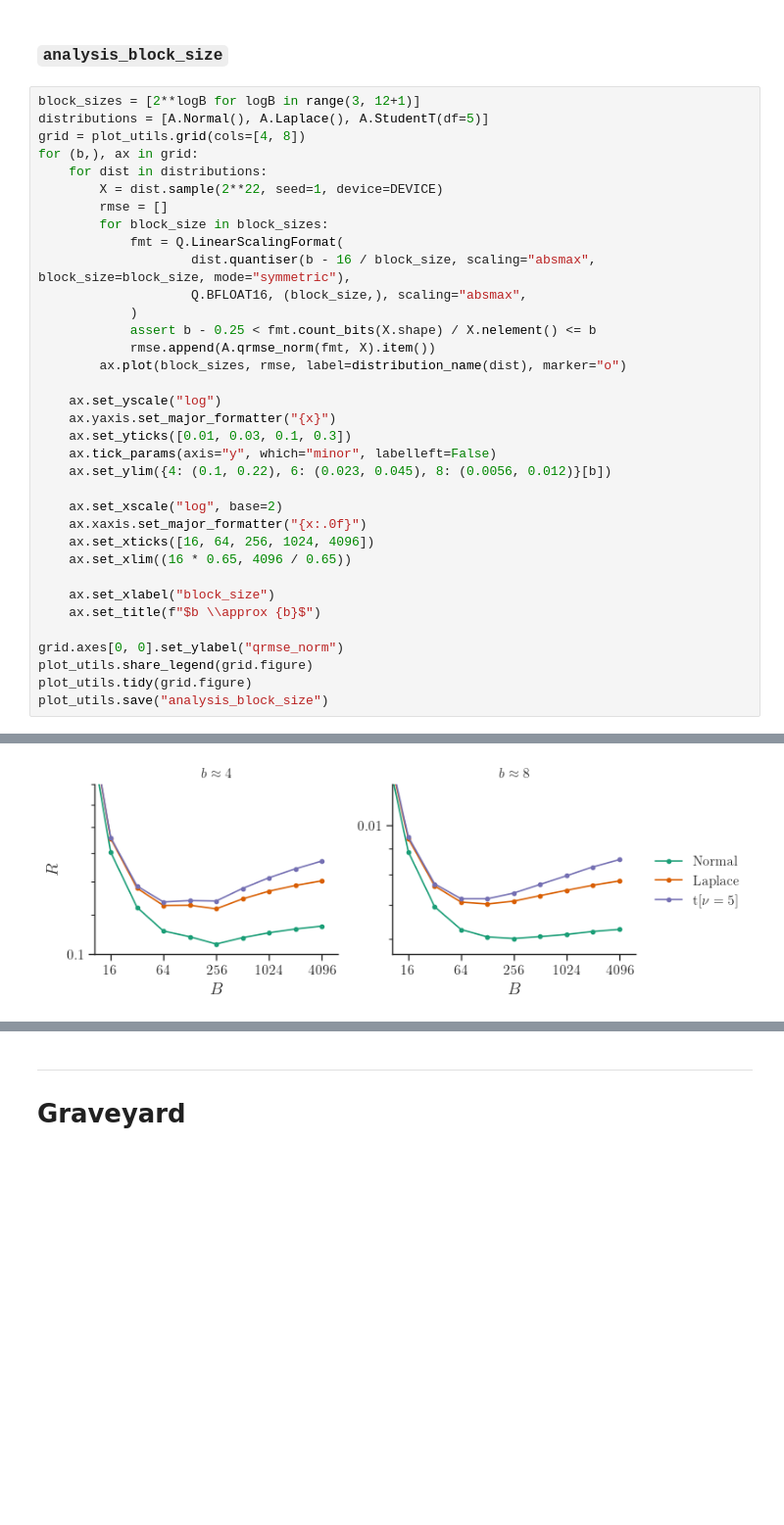
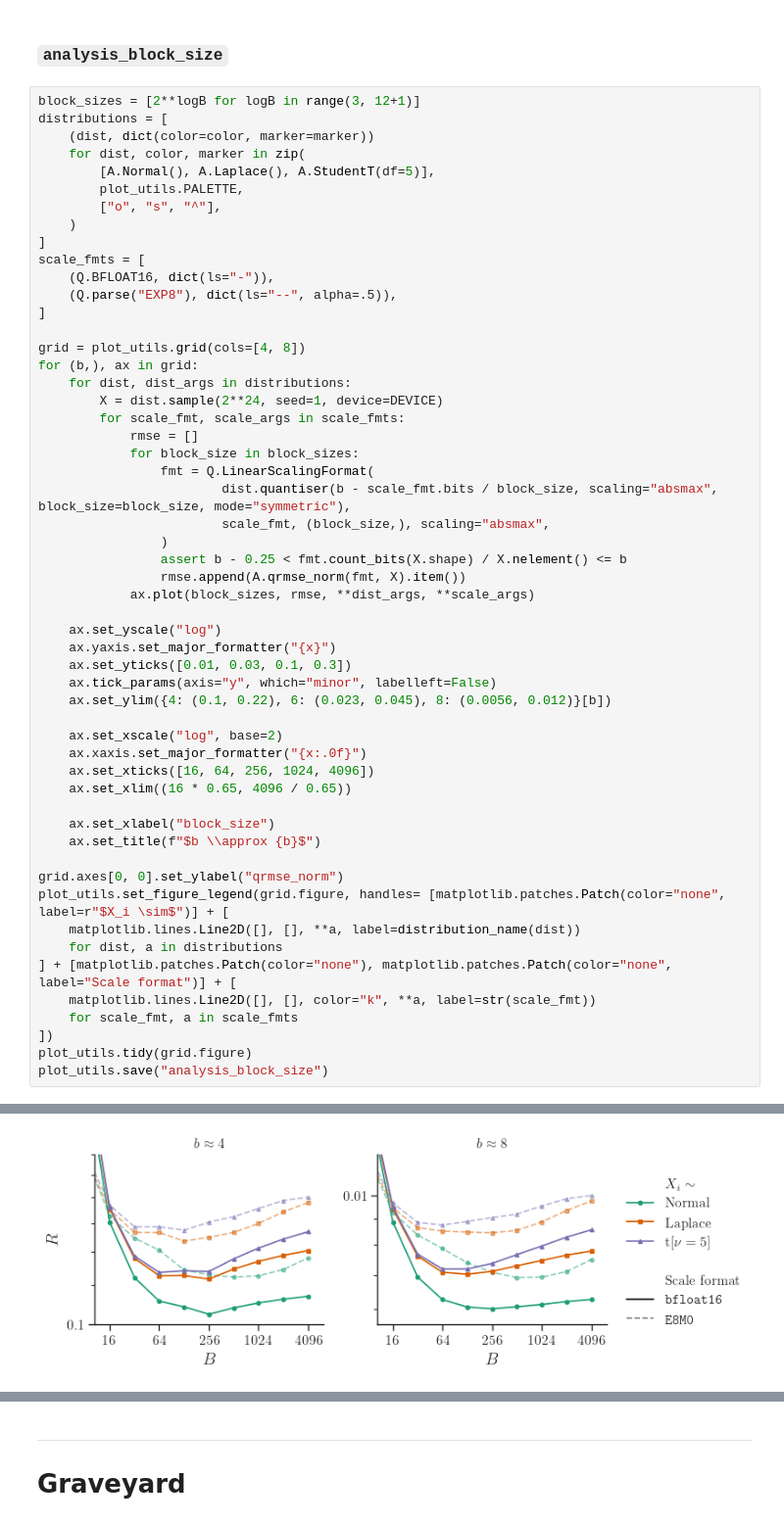
Before and after one commit to graphcore-research/llama-mobile-vlm, a Jupyter notebook: 20250127-FormatsCascade/Analysis.ipynb, the cells around one changed output, grey strips where cells are left out. Shown at 98% size. Drawn from its saved outputs; the diff is of its cells as text; blank space fills up the shorter version.

Commit message:
Another plot

```diff
--- a/20250127-FormatsCascade/Analysis.ipynb
+++ b/20250127-FormatsCascade/Analysis.ipynb
@@ -401,39 +401,58 @@ remote: Updating references: 100% (1/1)
 ### `analysis_block_size`
 # %%
 block_sizes = [2**logB for logB in range(3, 12+1)]
-distributions = [A.Normal(), A.Laplace(), A.StudentT(df=5)]
+distributions = [
+    (dist, dict(color=color, marker=marker))
+    for dist, color, marker in zip(
+        [A.Normal(), A.Laplace(), A.StudentT(df=5)],
+        plot_utils.PALETTE,
+        ["o", "s", "^"],
+    )
+]
+scale_fmts = [
+    (Q.BFLOAT16, dict(ls="-")),
+    (Q.parse("EXP8"), dict(ls="--", alpha=.5)),
+]
+
 grid = plot_utils.grid(cols=[4, 8])
 for (b,), ax in grid:
-    for dist in distributions:
-        X = dist.sample(2**22, seed=1, device=DEVICE)
-        rmse = []
-        for block_size in block_sizes:
-            fmt = Q.LinearScalingFormat(
-                    dist.quantiser(b - 16 / block_size, scaling="absmax", block_size=block_size, mode="symmetric"),
-                    Q.BFLOAT16, (block_size,), scaling="absmax",
-            )
-            assert b - 0.25 < fmt.count_bits(X.shape) / X.nelement() <= b
-            rmse.append(A.qrmse_norm(fmt, X).item())
-        ax.plot(block_sizes, rmse, label=distribution_name(dist), marker="o")
+    for dist, dist_args in distributions:
+        X = dist.sample(2**24, seed=1, device=DEVICE)
+        for scale_fmt, scale_args in scale_fmts:
+            rmse = []
+            for block_size in block_sizes:
+                fmt = Q.LinearScalingFormat(
+                        dist.quantiser(b - scale_fmt.bits / block_size, scaling="absmax", block_size=block_size, mode="symmetric"),
+                        scale_fmt, (block_size,), scaling="absmax",
+                )
+                assert b - 0.25 < fmt.count_bits(X.shape) / X.nelement() <= b
+                rmse.append(A.qrmse_norm(fmt, X).item())
+            ax.plot(block_sizes, rmse, **dist_args, **scale_args)
 
     ax.set_yscale("log")
     ax.yaxis.set_major_formatter("{x}")
     ax.set_yticks([0.01, 0.03, 0.1, 0.3])
     ax.tick_params(axis="y", which="minor", labelleft=False)
     ax.set_ylim({4: (0.1, 0.22), 6: (0.023, 0.045), 8: (0.0056, 0.012)}[b])
 
     ax.set_xscale("log", base=2)
     ax.xaxis.set_major_formatter("{x:.0f}")
     ax.set_xticks([16, 64, 256, 1024, 4096])
     ax.set_xlim((16 * 0.65, 4096 / 0.65))
 
     ax.set_xlabel("block_size")
     ax.set_title(f"$b \\approx {b}$")
 
 grid.axes[0, 0].set_ylabel("qrmse_norm")
-plot_utils.share_legend(grid.figure)
+plot_utils.set_figure_legend(grid.figure, handles= [matplotlib.patches.Patch(color="none", label=r"$X_i \sim$")] + [
+    matplotlib.lines.Line2D([], [], **a, label=distribution_name(dist))
+    for dist, a in distributions
+] + [matplotlib.patches.Patch(color="none"), matplotlib.patches.Patch(color="none", label="Scale format")] + [
+    matplotlib.lines.Line2D([], [], color="k", **a, label=str(scale_fmt))
+    for scale_fmt, a in scale_fmts
+])
 plot_utils.tidy(grid.figure)
 plot_utils.save("analysis_block_size")
 # %% [output]
 remote: Updating references: 100% (1/1)
-[figure, old version]
+[figure, new version]
```
Also changed, not shown: parts of 4 cells of this notebook, 1 other file.
